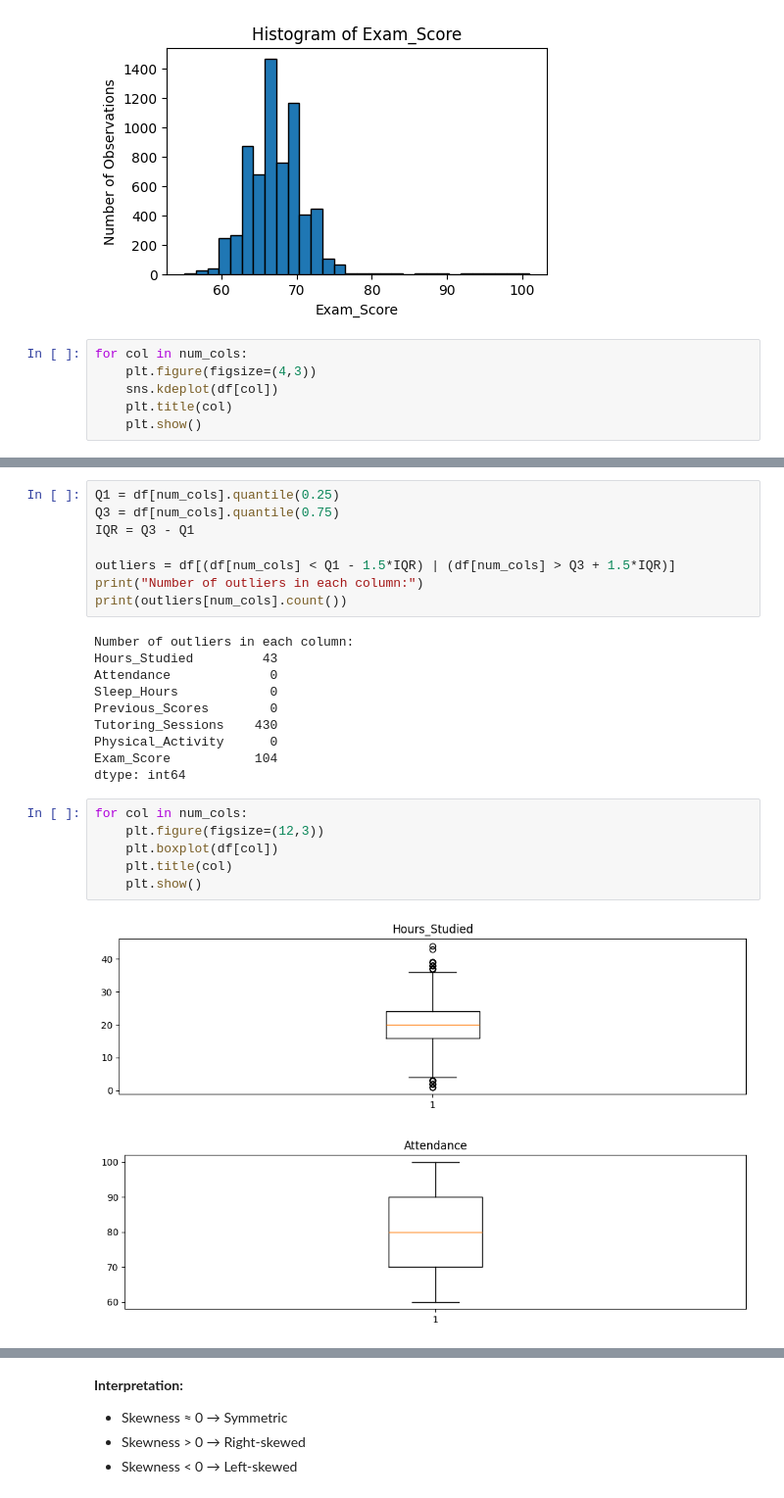
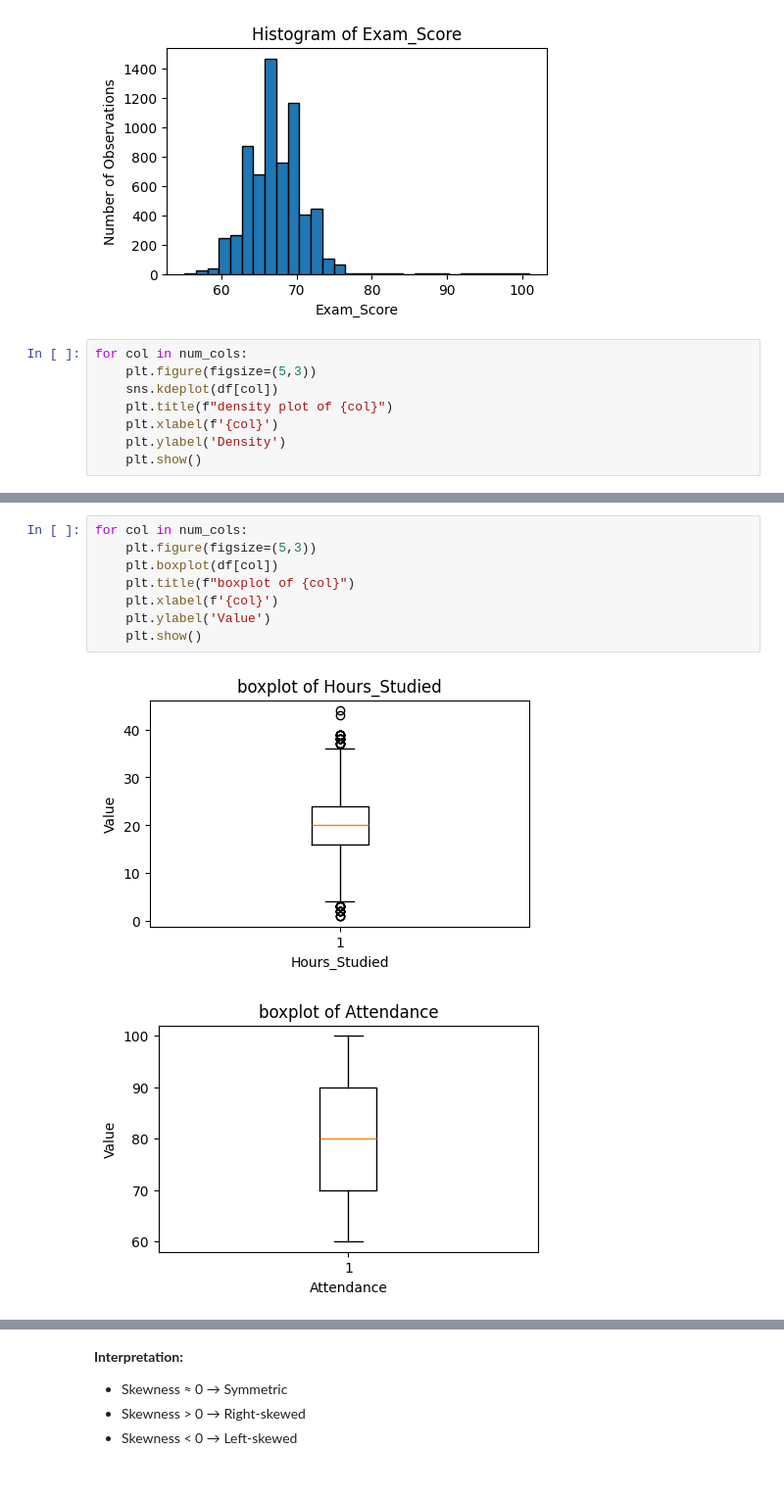
Before and after one commit to minSara02-FromTheStart/CSE303_Project_, a Jupyter notebook: StudentPerformanceFactors.ipynb, the cells around one changed output, grey strips where cells are left out. Shown at 98% size. Cells and saved outputs as stored; diff of their text form.

```diff
--- a/StudentPerformanceFactors.ipynb
+++ b/StudentPerformanceFactors.ipynb
@@ -100,8 +100,10 @@ for col in num_cols:
 [figure]
 # %%
 for col in num_cols:
-    plt.figure(figsize=(4,3))
+    plt.figure(figsize=(5,3))
     sns.kdeplot(df[col])
-    plt.title(col)
+    plt.title(f"density plot of {col}")
+    plt.xlabel(f'{col}')
+    plt.ylabel('Density')
     plt.show()
 # %% [output]
@@ -115,27 +117,11 @@ for col in num_cols:
-# %%
-Q1 = df[num_cols].quantile(0.25)
-Q3 = df[num_cols].quantile(0.75)
-IQR = Q3 - Q1
-
-outliers = df[(df[num_cols] < Q1 - 1.5*IQR) | (df[num_cols] > Q3 + 1.5*IQR)]
-print("Number of outliers in each column:")
-print(outliers[num_cols].count())
-# %% [output]
-Number of outliers in each column:
-Hours_Studied         43
-Attendance             0
-Sleep_Hours            0
-Previous_Scores        0
-Tutoring_Sessions    430
-Physical_Activity      0
-Exam_Score           104
-dtype: int64
 # %%
 for col in num_cols:
-    plt.figure(figsize=(12,3))
+    plt.figure(figsize=(5,3))
     plt.boxplot(df[col])
-    plt.title(col)
+    plt.title(f"boxplot of {col}")
+    plt.xlabel(f'{col}')
+    plt.ylabel('Value')
     plt.show()
 # %% [output]
-[figure, old version]
+[figure, new version]
-[figure, old version]
+[figure, new version]
```
Also changed, not shown: parts of 3 cells of this notebook.
